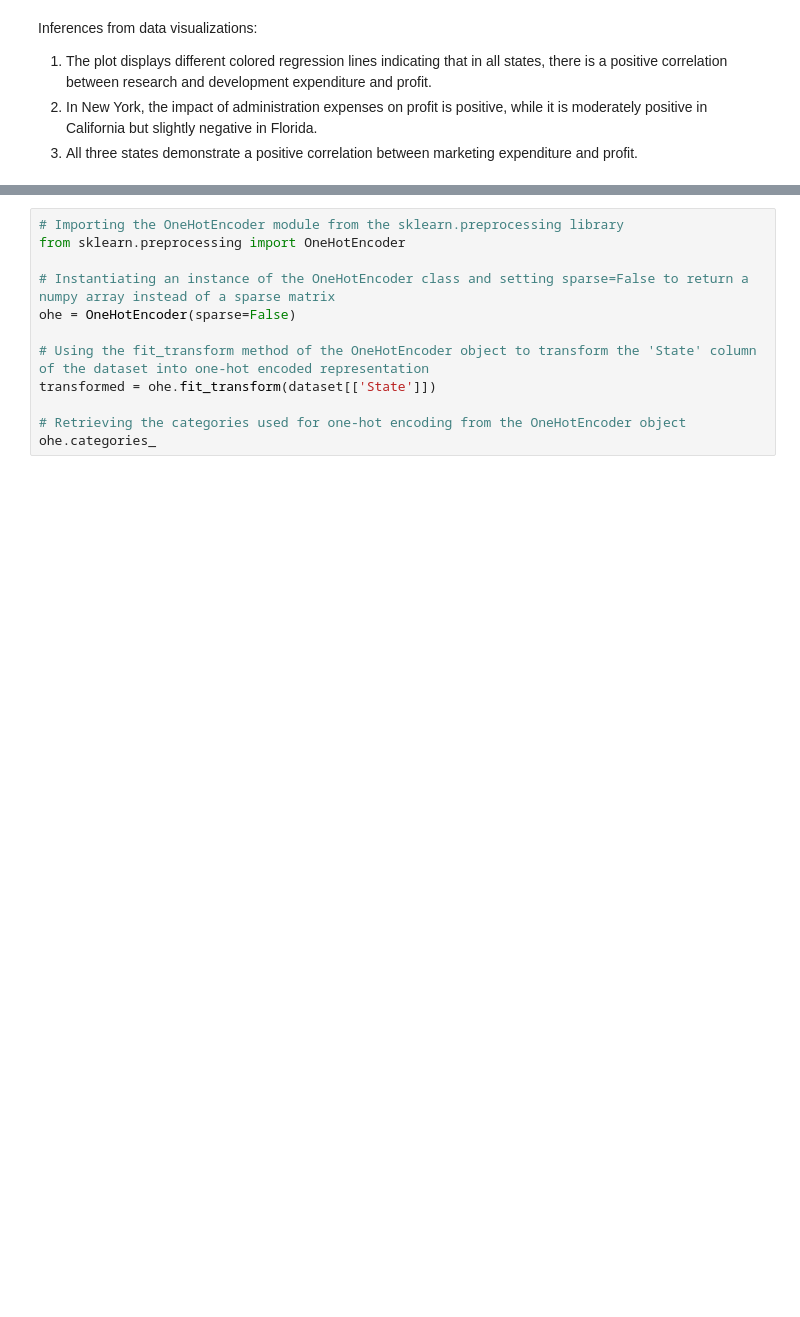
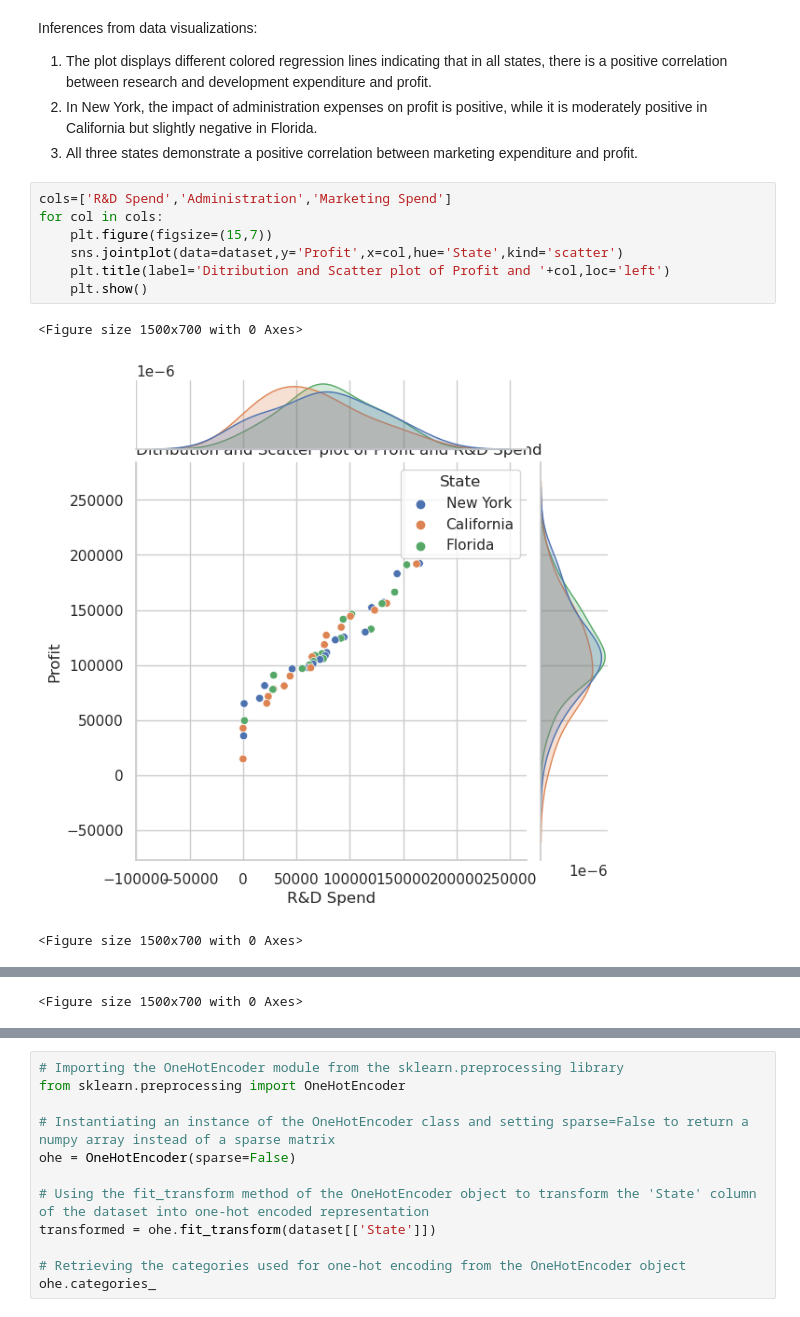
Before and after one commit to KacperBytnar/Machine_Learning_Evaluate_new_startups_profit, a Jupyter notebook: calcs/50-Startups_ML_Mandatory-Assignment.ipynb, the cells around one changed output, grey strips where cells are left out. Drawn from its saved outputs; the diff is of its cells as text; blank space fills up the shorter version.

```diff
--- a/calcs/50-Startups_ML_Mandatory-Assignment.ipynb
+++ b/calcs/50-Startups_ML_Mandatory-Assignment.ipynb
@@ -115,3 +142,14 @@ plt.show()
 1. The plot displays different colored regression lines indicating that in all states, there is a positive correlation between research and development expenditure and profit.
 2. In New York, the impact of administration expenses on profit is positive, while it is moderately positive in California but slightly negative in Florida.
 3. All three states demonstrate a positive correlation between marketing expenditure and profit.
+# %%
+cols=['R&D Spend','Administration','Marketing Spend']
+for col in cols:
+    plt.figure(figsize=(15,7))
+    sns.jointplot(data=dataset,y='Profit',x=col,hue='State',kind='scatter')
+    plt.title(label='Ditribution and Scatter plot of Profit and '+col,loc='left')
+    plt.show()
+# %% [output]
+<Figure size 1500x700 with 0 Axes>
+[figure, added]
+<Figure size 1500x700 with 0 Axes>
@@ -117,0 +157 @@ plt.show()
+<Figure size 1500x700 with 0 Axes>
```
Also changed, not shown: parts of 6 cells of this notebook.
